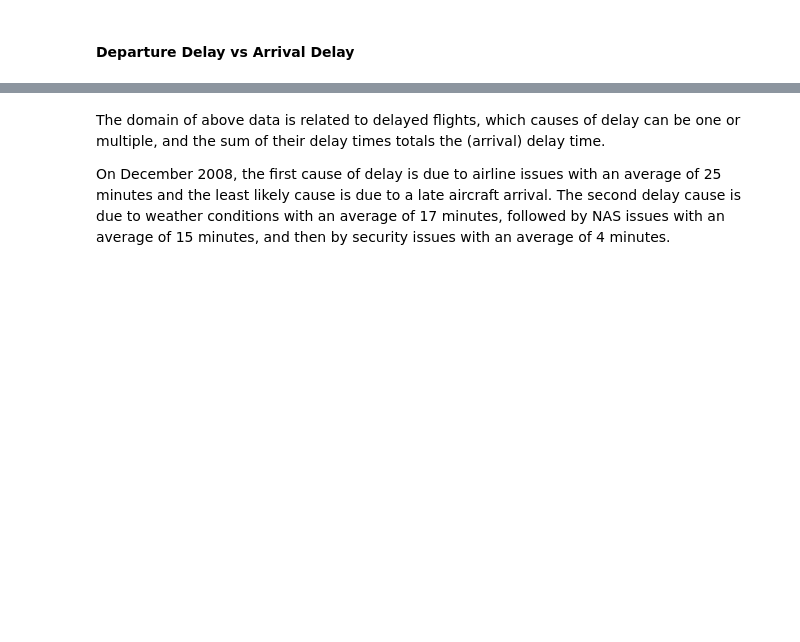
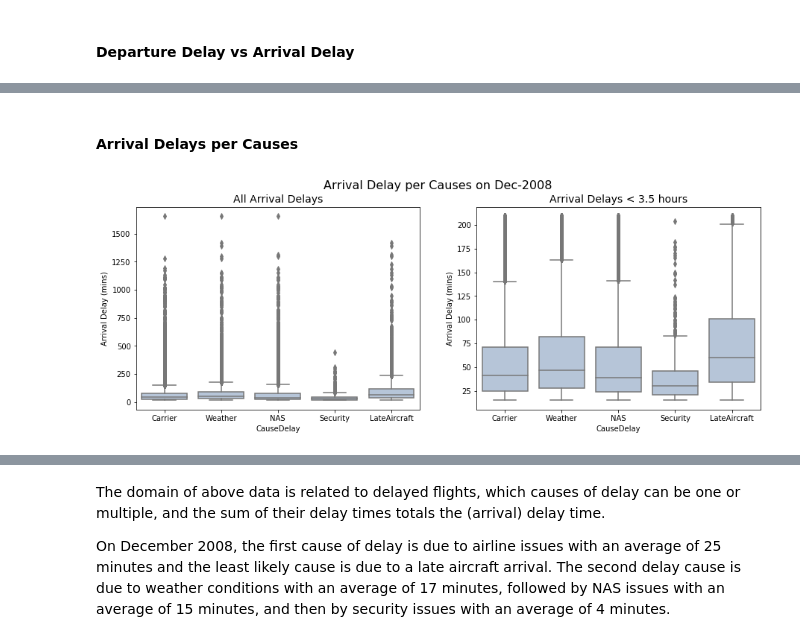
Before and after one commit to thaisruiz/udacity-communicating-data-findings, a Jupyter notebook: Flights_exploration_in_progress.ipynb, the cells around one changed output, grey strips where cells are left out. Cells and saved outputs as stored; diff of their text form; code cells hidden in the pictures; blank space fills up the shorter version.

```diff
--- a/Flights_exploration_in_progress.ipynb
+++ b/Flights_exploration_in_progress.ipynb
@@ -795,0 +838,7 @@ The categorical variables are the days of week, the airlines, the (origin/destin
+# %%
+# Melt delay causes
+id_vars = list(delayed_flights.columns[:-7]) + list(delayed_flights.columns[-2:])
+
+delayed = pd.melt(delayed_flights, id_vars=id_vars, value_vars=delay_cols, var_name='CauseDelay', value_name='Delay')
+delayed = delayed[delayed.Delay>0]
+delayed.info()
@@ -795,0 +863,8 @@ The categorical variables are the days of week, the airlines, the (origin/destin
+# %%
+# Change columns to category type
+categories_cols = ['DayOfWeek', 'UniqueCarrier', 'Origin', 'Dest', 'CauseDelay']
+
+for col in categories_cols:
+    delayed[col] = delayed[col].astype('category')
+
+delayed.info()
@@ -859,0 +990,21 @@ plt.xticks(np.arange(0, 5), col_labels, rotation=45);
+# %% [markdown]
+#### Arrival Delays per Causes
+# %%
+# Box Plotting
+
+fig = plt.figure(figsize = [15, 5]);
+fig.suptitle('Arrival Delay per Causes on Dec-2008', fontsize=16)
+
+ax1 = plt.subplot(1,2,1)
+sb.boxplot(data=delayed, x='CauseDelay', y='ArrDelay', color='lightsteelblue');
+plt.title('All Arrival Delays', fontsize=14)
+plt.ylabel('Arrival Delay (mins)')
+plt.xticks(np.arange(0, 5), col_labels)
+
+ax2 = plt.subplot(1,2,2)
+sb.boxplot(data=delayed[delayed.ArrDelay<210], x='CauseDelay', y='ArrDelay', color='lightsteelblue');
+plt.title('Arrival Delays < 3.5 hours', fontsize=14)
+plt.ylabel('Arrival Delay (mins)')
+plt.xticks(np.arange(0, 5), col_labels);
+# %% [output]
+[figure, added]
```
Also changed, not shown: parts of 65 cells of this notebook.
